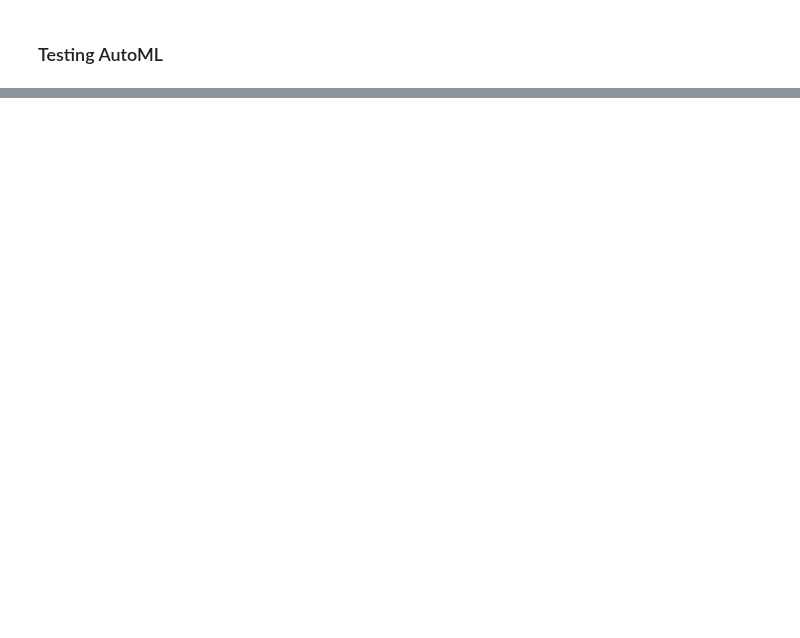
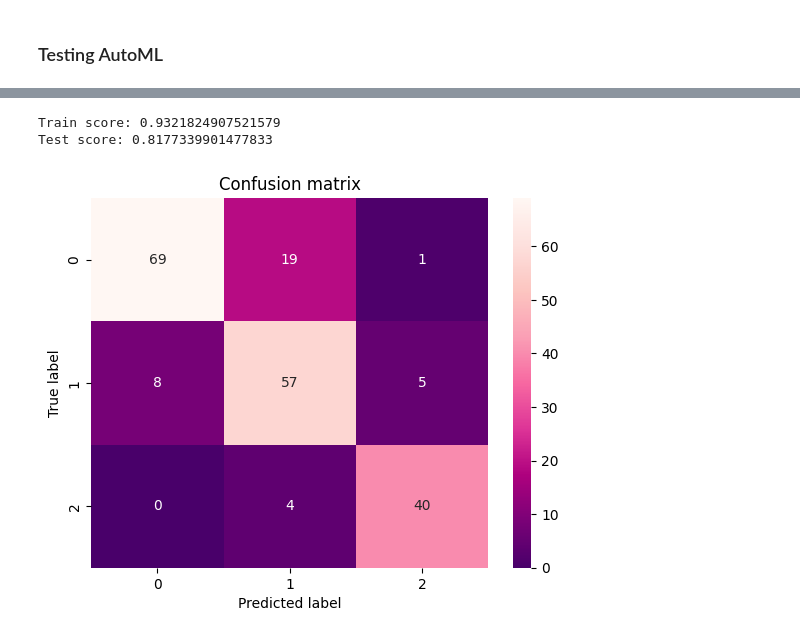
Before and after one commit to tklopper9/ml_pregnancy_risk_prediction, a Jupyter notebook: predicting_pregnancy_risk.ipynb, the cells around one changed output, grey strips where cells are left out. Drawn from its saved outputs; the diff is of its cells as text; code cells hidden in the pictures; blank space fills up the shorter version.

```diff
--- a/predicting_pregnancy_risk.ipynb
+++ b/predicting_pregnancy_risk.ipynb
@@ -180,5 +180,0 @@ plt.show()
-# %%
-from lightgbm import LGBMClassifier
-
-clf = LGBMClassifier(n_estimators=200)
-clf.fit(x_train, y_train)
@@ -302,0 +250,17 @@ Training score of random forest regressor: 0.897546926136006
+# %%
+print(f"Train score: {bst.score(x_train, y_train)}")
+print(f"Test score: {bst.score(x_test, y_test)}")
+
+y_pred = bst.predict(x_test)
+cm = confusion_matrix(y_test, y_pred)
+
+plt.figure()
+sns.heatmap(cm,annot=True,cmap='RdPu_r')
+plt.title("Confusion matrix")
+plt.xlabel("Predicted label")
+plt.ylabel("True label")
+plt.show()
+# %% [output]
+Train score: 0.9321824907521579
+Test score: 0.8177339901477833
+[figure, added]
```
Also changed, not shown: parts of 22 cells of this notebook.
